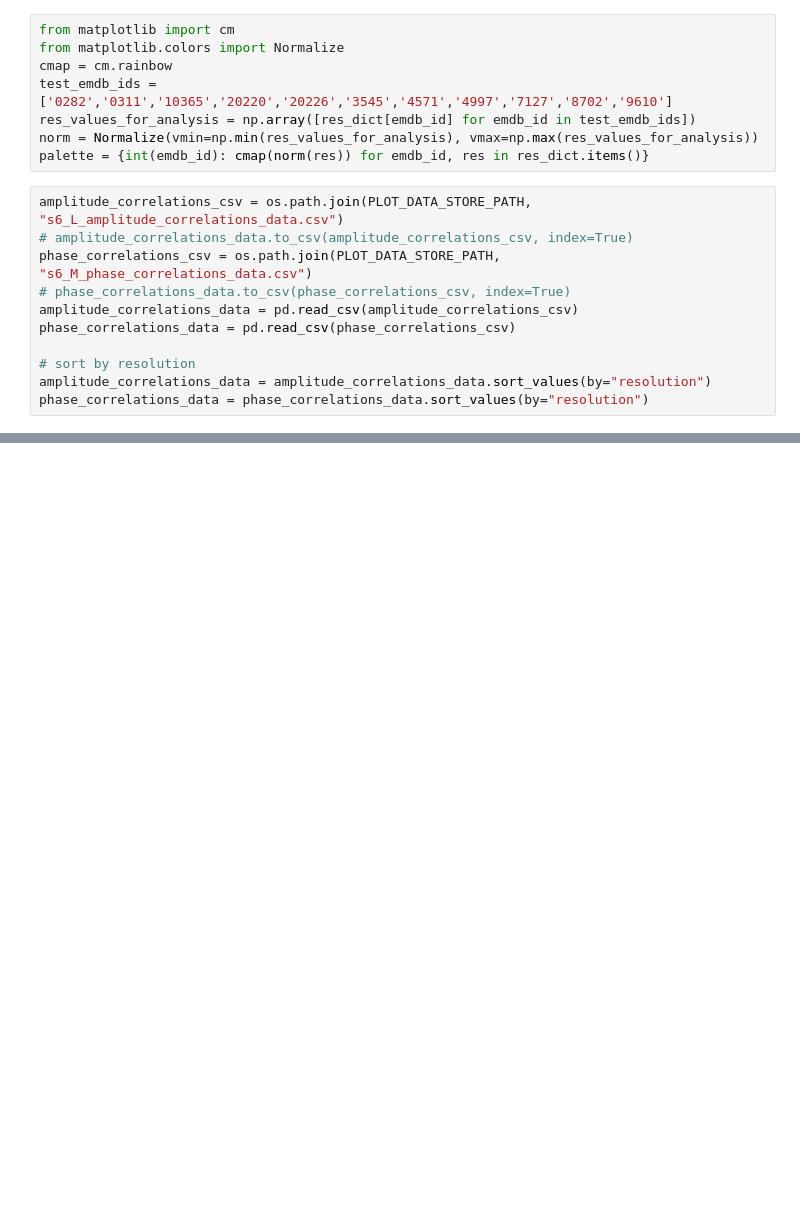
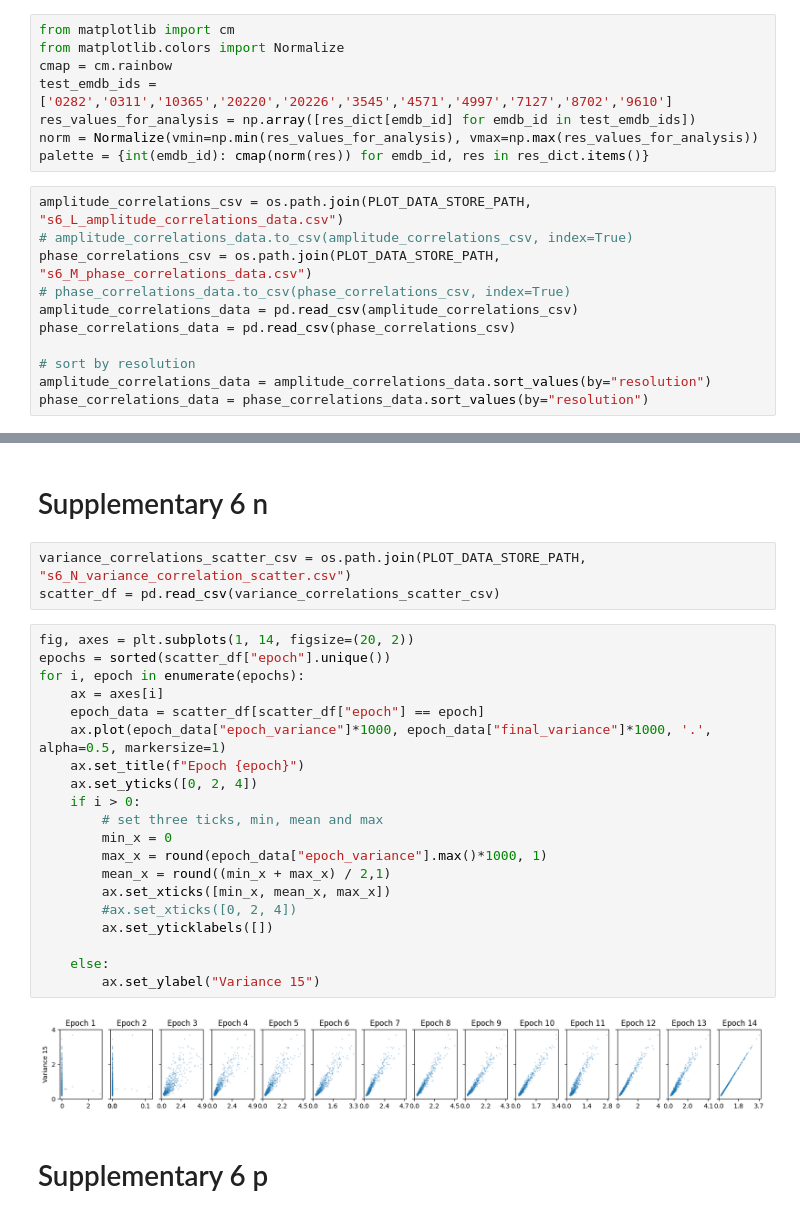
Before and after one commit to cryoTUD/publications, a Jupyter notebook: notebooks/supplementary_6.ipynb, the cells around one changed output, grey strips where cells are left out. Cells and saved outputs as stored; diff of their text form; blank space fills up the shorter version.

```diff
--- a/notebooks/supplementary_6.ipynb
+++ b/notebooks/supplementary_6.ipynb
@@ -314,0 +375,29 @@ ax.legend(bbox_to_anchor=(1.05, 1), loc='upper left', fontsize=6, title="EMDB ID
+# %% [markdown]
+# Supplementary 6 n
+# %%
+variance_correlations_scatter_csv = os.path.join(PLOT_DATA_STORE_PATH, "s6_N_variance_correlation_scatter.csv")
+scatter_df = pd.read_csv(variance_correlations_scatter_csv)
+# %%
+fig, axes = plt.subplots(1, 14, figsize=(20, 2))
+epochs = sorted(scatter_df["epoch"].unique())
+for i, epoch in enumerate(epochs):
+    ax = axes[i]
+    epoch_data = scatter_df[scatter_df["epoch"] == epoch]
+    ax.plot(epoch_data["epoch_variance"]*1000, epoch_data["final_variance"]*1000, '.', alpha=0.5, markersize=1)
+    ax.set_title(f"Epoch {epoch}")
+    ax.set_yticks([0, 2, 4])
+    if i > 0:
+        # set three ticks, min, mean and max
+        min_x = 0
+        max_x = round(epoch_data["epoch_variance"].max()*1000, 1)
+        mean_x = round((min_x + max_x) / 2,1)
+        ax.set_xticks([min_x, mean_x, max_x])
+        #ax.set_xticks([0, 2, 4])
+        ax.set_yticklabels([])
+
+    else:
+        ax.set_ylabel("Variance 15")
+# %% [output]
+[figure, added]
+# %% [markdown]
+# Supplementary 6 p
```
Also changed, not shown: parts of 19 cells of this notebook, 2 other files.
